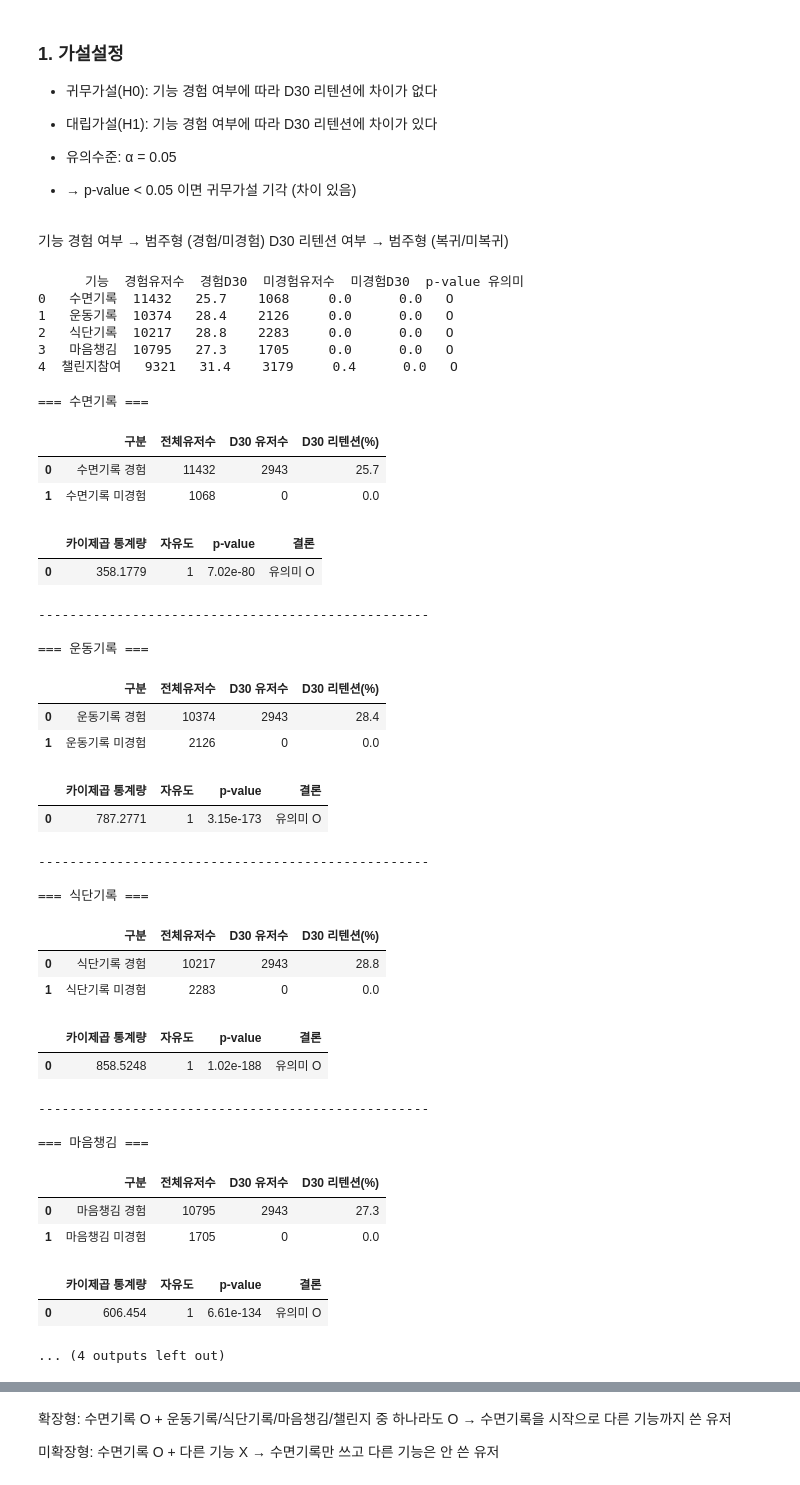
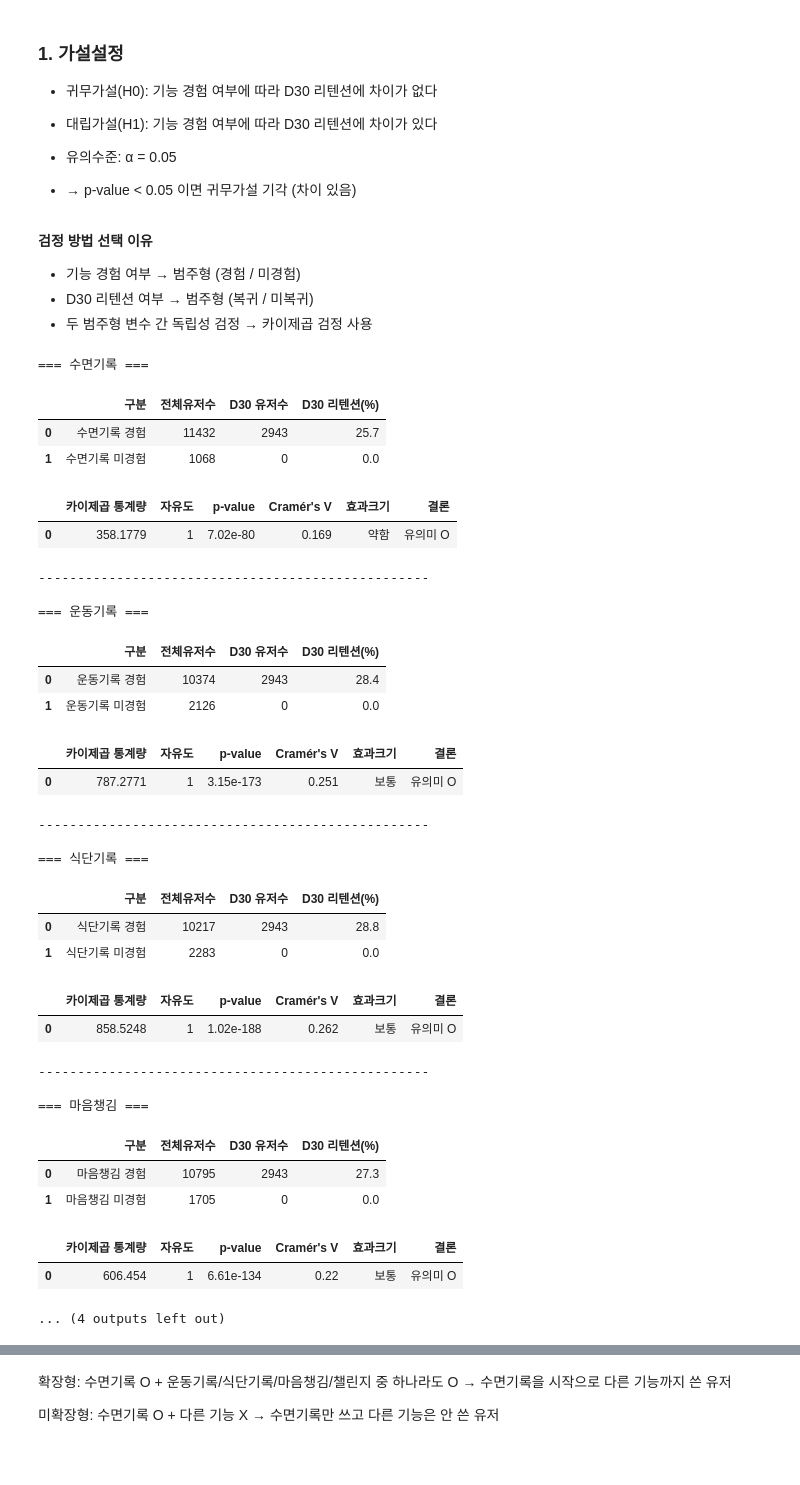
Before and after one commit to leegolem/Anti-Churn-Committee, a Jupyter notebook: notebooks/jiryun/통계.ipynb, the cells around one changed output, grey strips where cells are left out. Cells and saved outputs as stored; diff of their text form; code cells hidden in the pictures; blank space fills up the shorter version.

```diff
--- a/notebooks/jiryun/통계.ipynb
+++ b/notebooks/jiryun/통계.ipynb
@@ -54,19 +98,11 @@ print(f"전체 이벤트: {len(event_clean):,}건")
 - 유의수준: α = 0.05
 - → p-value < 0.05 이면 귀무가설 기각 (차이 있음)
 # %% [markdown]
-기능 경험 여부 → 범주형 (경험/미경험)
-D30 리텐션 여부 → 범주형 (복귀/미복귀)
+**검정 방법 선택 이유**
+- 기능 경험 여부 → 범주형 (경험 / 미경험)
+- D30 리텐션 여부 → 범주형 (복귀 / 미복귀)
+- 두 범주형 변수 간 독립성 검정 → 카이제곱 검정 사용
 # %%
-# D30 계산 함수
-def get_d30_retention(user_ids, app_launch_df, user_df):
-    total = len(user_ids)
-    d30_users = app_launch_df[
-        (app_launch_df['user_id'].isin(user_ids)) &
-        (app_launch_df['days_since_signup'] == 30)
-    ]['user_id'].nunique()
-    return total, d30_users, round(d30_users / total * 100, 1)
-
-# 기능별 경험 유저 추출
 activity_types = {
     '수면기록': '수면기록',
     '운동기록': '운동기록',
@@ -76,7 +112,6 @@ activity_types = {
 }
 
 all_users = set(user['user_id'])
-result = []
 
 for name, event_type in activity_types.items():
     exp_users = set(event_clean[event_clean['event_type'] == event_type]['user_id'])
@@ -85,26 +120,30 @@ for name, event_type in activity_types.items():
     t1, d1, r1 = get_d30_retention(exp_users, app_launch, user)
     t2, d2, r2 = get_d30_retention(non_users, app_launch, user)
 
-    # 카이제곱 검정
     table = [[d1, t1-d1], [d2, t2-d2]]
-    chi2, p, _, _ = chi2_contingency(table)
+    chi2, p, dof, expected = chi2_contingency(table)
+    v, v_level = cramers_v(chi2, t1 + t2)
 
-    result.append({
-        '기능': name,
-        '경험유저수': t1, '경험D30': r1,
-        '미경험유저수': t2, '미경험D30': r2,
-        'p-value': round(p, 4),
-        '유의미': 'O' if p < 0.05 else 'X'
+    df = pd.DataFrame({
+        '구분': [f'{name} 경험', f'{name} 미경험'],
+        '전체유저수': [t1, t2],
+        'D30 유저수': [d1, d2],
+        'D30 리텐션(%)': [r1, r2],
     })
 
-print(pd.DataFrame(result).to_string())
+    stat_df = pd.DataFrame({
+        '카이제곱 통계량': [round(chi2, 4)],
+        '자유도': [dof],
+        'p-value': [f'{p:.2e}'],
+        "Cramér's V": [v],
+        '효과크기': [v_level],
+        '결론': ['유의미 O' if p < 0.05 else '유의미 X']
+    })
+
+    print(f"\n=== {name} ===")
+    display(df)
+    display(stat_df)
+    print("-" * 50)
-# %% [output]
-      기능  경험유저수  경험D30  미경험유저수  미경험D30  p-value 유의미
-0   수면기록  11432   25.7    1068     0.0      0.0   O
-1   운동기록  10374   28.4    2126     0.0      0.0   O
-2   식단기록  10217   28.8    2283     0.0      0.0   O
-3   마음챙김  10795   27.3    1705     0.0      0.0   O
-4  챌린지참여   9321   31.4    3179     0.4      0.0   O
 # %%
 for name, event_type in activity_types.items():
     exp_users = set(event_clean[event_clean['event_type'] == event_type]['user_id'])
@@ -112,58 +151,60 @@ for name, event_type in activity_types.items():
 
     t1, d1, r1 = get_d30_retention(exp_users, app_launch, user)
     t2, d2, r2 = get_d30_retention(non_users, app_launch, user)
 
     table = [[d1, t1-d1], [d2, t2-d2]]
     chi2, p, dof, expected = chi2_contingency(table)
+    v, v_level = cramers_v(chi2, t1 + t2)
 
     df = pd.DataFrame({
         '구분': [f'{name} 경험', f'{name} 미경험'],
         '전체유저수': [t1, t2],
         'D30 유저수': [d1, d2],
         'D30 리텐션(%)': [r1, r2],
     })
 
-    # 검정 결과는 따로 출력
     stat_df = pd.DataFrame({
         '카이제곱 통계량': [round(chi2, 4)],
         '자유도': [dof],
         'p-value': [f'{p:.2e}'],
+        "Cramér's V": [v],
+        '효과크기': [v_level],
         '결론': ['유의미 O' if p < 0.05 else '유의미 X']
     })
 
     print(f"\n=== {name} ===")
     display(df)
     display(stat_df)
     print("-" * 50)
 # %% [output]
 === 수면기록 ===
 |  | 구분 | 전체유저수 | D30 유저수 | D30 리텐션(%) |
 | 0 | 수면기록 경험 | 11432 | 2943 | 25.7 |
 | 1 | 수면기록 미경험 | 1068 | 0 | 0.0 |
-|  | 카이제곱 통계량 | 자유도 | p-value | 결론 |
-| 0 | 358.1779 | 1 | 7.02e-80 | 유의미 O |
+|  | 카이제곱 통계량 | 자유도 | p-value | Cramér's V | 효과크기 | 결론 |
+| 0 | 358.1779 | 1 | 7.02e-80 | 0.169 | 약함 | 유의미 O |
 --------------------------------------------------
 
 === 운동기록 ===
 |  | 구분 | 전체유저수 | D30 유저수 | D30 리텐션(%) |
 | 0 | 운동기록 경험 | 10374 | 2943 | 28.4 |
 | 1 | 운동기록 미경험 | 2126 | 0 | 0.0 |
-|  | 카이제곱 통계량 | 자유도 | p-value | 결론 |
-| 0 | 787.2771 | 1 | 3.15e-173 | 유의미 O |
+|  | 카이제곱 통계량 | 자유도 | p-value | Cramér's V | 효과크기 | 결론 |
+| 0 | 787.2771 | 1 | 3.15e-173 | 0.251 | 보통 | 유의미 O |
 --------------------------------------------------
 
 === 식단기록 ===
 |  | 구분 | 전체유저수 | D30 유저수 | D30 리텐션(%) |
 | 0 | 식단기록 경험 | 10217 | 2943 | 28.8 |
 | 1 | 식단기록 미경험 | 2283 | 0 | 0.0 |
-|  | 카이제곱 통계량 | 자유도 | p-value | 결론 |
-| 0 | 858.5248 | 1 | 1.02e-188 | 유의미 O |
+|  | 카이제곱 통계량 | 자유도 | p-value | Cramér's V | 효과크기 | 결론 |
+| 0 | 858.5248 | 1 | 1.02e-188 | 0.262 | 보통 | 유의미 O |
 --------------------------------------------------
 
 === 마음챙김 ===
 |  | 구분 | 전체유저수 | D30 유저수 | D30 리텐션(%) |
 | 0 | 마음챙김 경험 | 10795 | 2943 | 27.3 |
 | 1 | 마음챙김 미경험 | 1705 | 0 | 0.0 |
-|  | 카이제곱 통계량 | 자유도 | p-value | 결론 |
-| 0 | 606.454 | 1 | 6.61e-134 | 유의미 O |
+|  | 카이제곱 통계량 | 자유도 | p-value | Cramér's V | 효과크기 | 결론 |
+| 0 | 606.454 | 1 | 6.61e-134 | 0.22 | 보통 | 유의미 O |
 ... (4 outputs left out)
```
Also changed, not shown: parts of 42 cells of this notebook.
